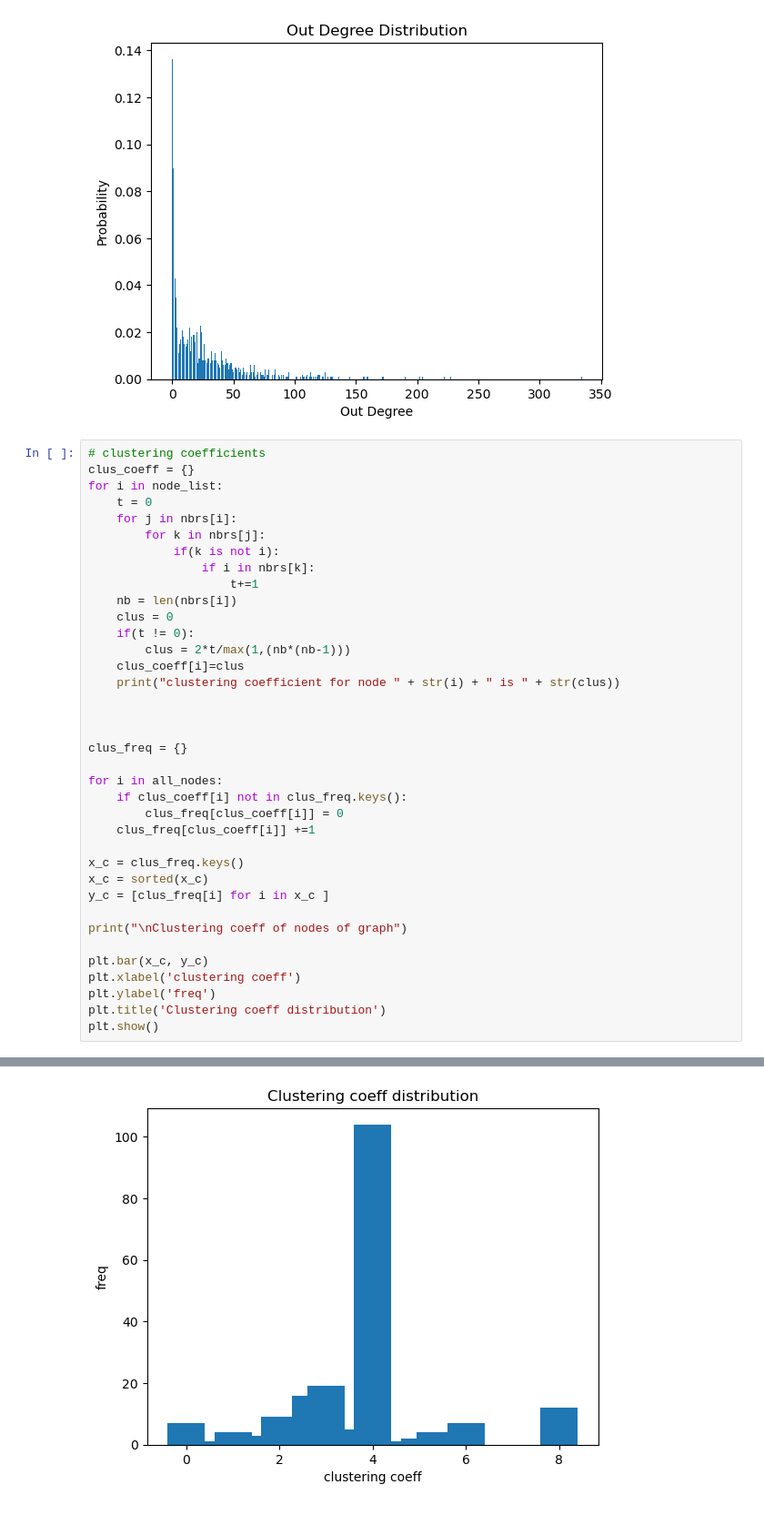
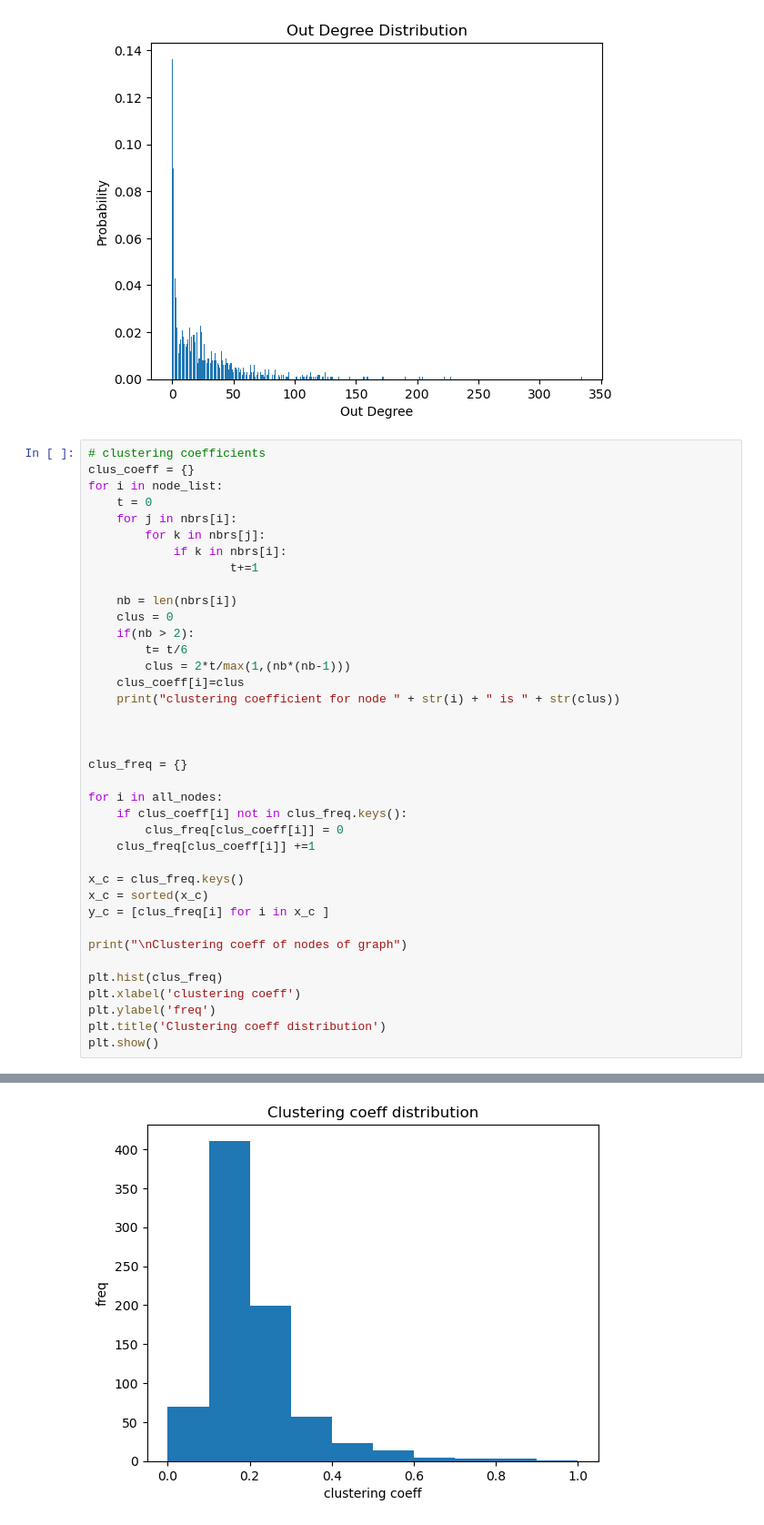
Before and after one commit to Aman281201/CSE508_Winter2023_A3_106, a Jupyter notebook: q1.ipynb, the cells around one changed output, grey strips where cells are left out. Shown at 91% size. Saved outputs shown, nothing was run; the diff lists cells and outputs as text.

```diff
--- a/q1.ipynb
+++ b/q1.ipynb
@@ -164,12 +164,13 @@ for i in node_list:
     t = 0
     for j in nbrs[i]:
         for k in nbrs[j]:
-            if(k is not i):
-                if i in nbrs[k]:
+            if k in nbrs[i]:
                     t+=1
+
     nb = len(nbrs[i])
     clus = 0
-    if(t != 0):
+    if(nb > 2):
+        t= t/6
         clus = 2*t/max(1,(nb*(nb-1)))
     clus_coeff[i]=clus
     print("clustering coefficient for node " + str(i) + " is " + str(clus))
@@ -189,7 +190,7 @@ y_c = [clus_freq[i] for i in x_c ]
 
 print("\nClustering coeff of nodes of graph")
 
-plt.bar(x_c, y_c)
+plt.hist(clus_freq)
 plt.xlabel('clustering coeff')
 plt.ylabel('freq')
 plt.title('Clustering coeff distribution')
@@ -213,3 +214,3 @@ clustering coefficient for node 1004 is 4.0
 
 Clustering coeff of nodes of graph
-[figure, old version]
+[figure, new version]
```
Also changed, not shown: parts of 1 cell of this notebook.
